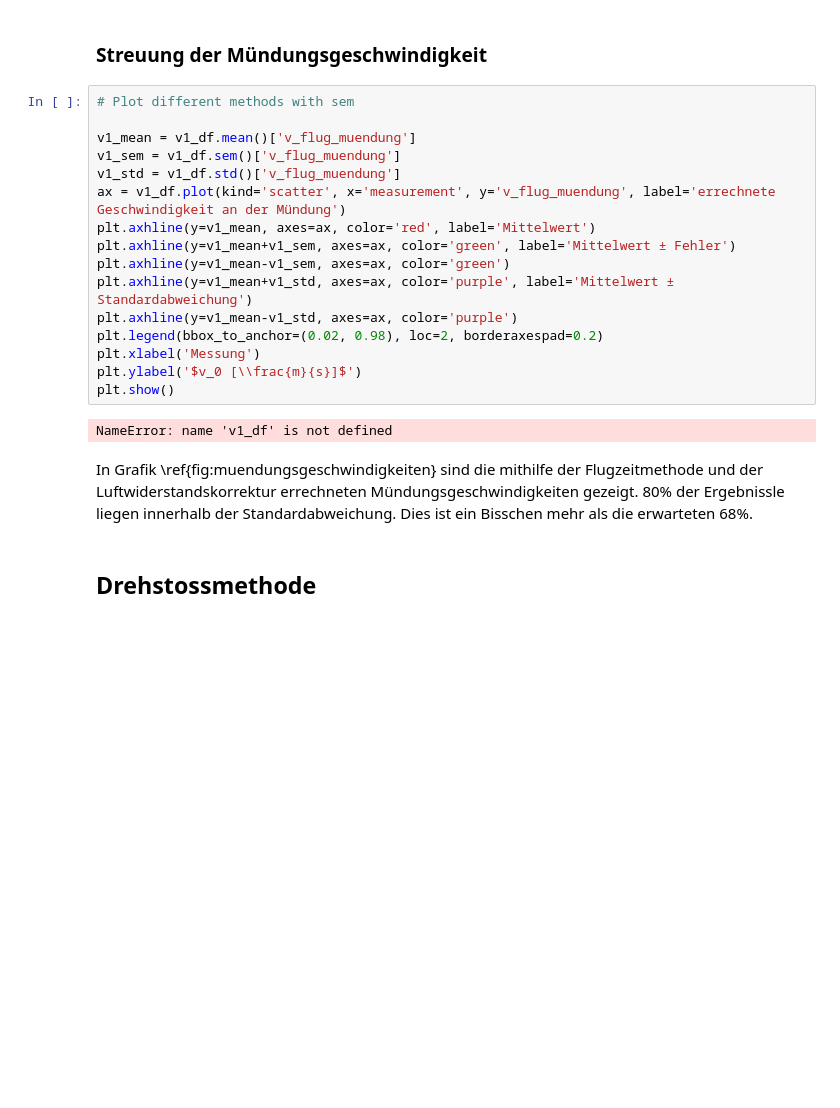
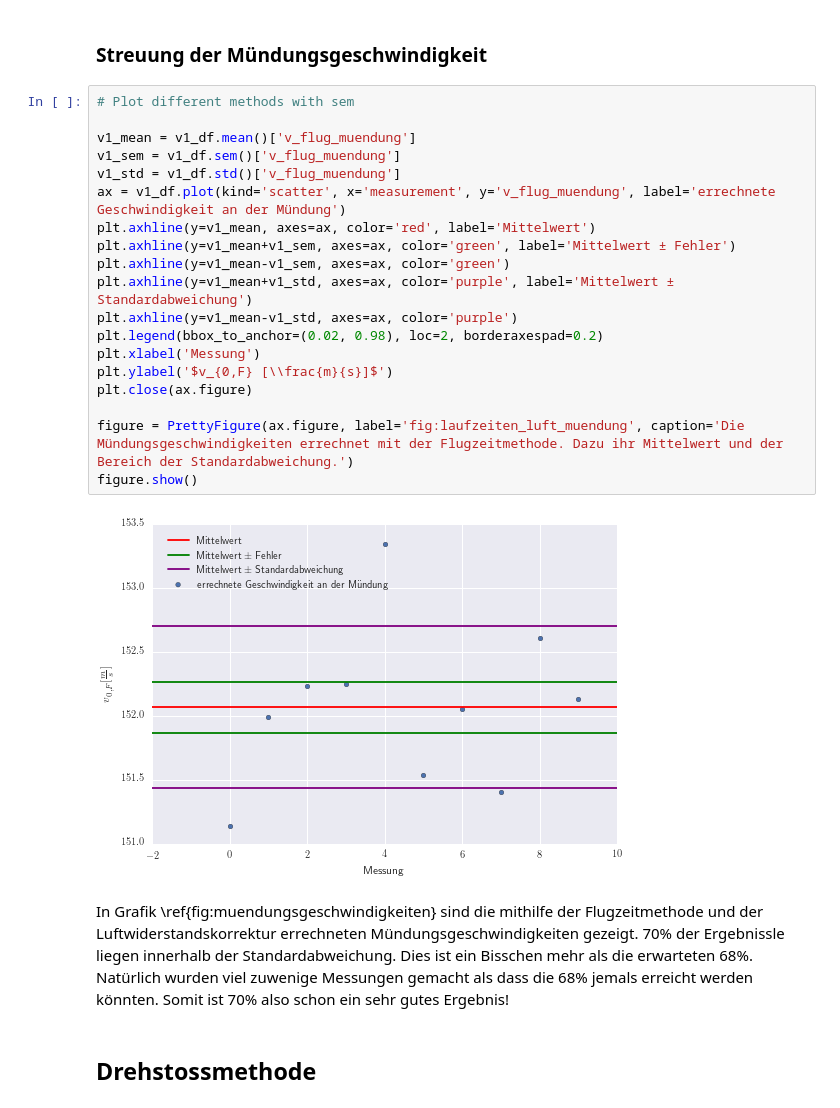
Before and after one commit to Yatekii/glal3, a Jupyter notebook: versuch2/M1.ipynb, the cells around one changed output. Saved outputs shown, nothing was run; the diff lists cells and outputs as text; blank space fills up the shorter version.

```diff
--- a/versuch2/M1.ipynb
+++ b/versuch2/M1.ipynb
@@ -459,23 +415,26 @@ plt.show()
 # %%
 # Plot different methods with sem
 
 v1_mean = v1_df.mean()['v_flug_muendung']
 v1_sem = v1_df.sem()['v_flug_muendung']
 v1_std = v1_df.std()['v_flug_muendung']
 ax = v1_df.plot(kind='scatter', x='measurement', y='v_flug_muendung', label='errechnete Geschwindigkeit an der Mündung')
 plt.axhline(y=v1_mean, axes=ax, color='red', label='Mittelwert')
 plt.axhline(y=v1_mean+v1_sem, axes=ax, color='green', label='Mittelwert ± Fehler')
 plt.axhline(y=v1_mean-v1_sem, axes=ax, color='green')
 plt.axhline(y=v1_mean+v1_std, axes=ax, color='purple', label='Mittelwert ± Standardabweichung')
 plt.axhline(y=v1_mean-v1_std, axes=ax, color='purple')
 plt.legend(bbox_to_anchor=(0.02, 0.98), loc=2, borderaxespad=0.2)
 plt.xlabel('Messung')
-plt.ylabel('$v_0 [\\frac{m}{s}]$')
-plt.show()
+plt.ylabel('$v_{0,F} [\\frac{m}{s}]$')
+plt.close(ax.figure)
+
+figure = PrettyFigure(ax.figure, label='fig:laufzeiten_luft_muendung', caption='Die Mündungsgeschwindigkeiten errechnet mit der Flugzeitmethode. Dazu ihr Mittelwert und der Bereich der Standardabweichung.')
+figure.show()
 # %% [output]
-NameError: name 'v1_df' is not defined
+[figure, added]
 # %% [markdown]
-In Grafik \ref{fig:muendungsgeschwindigkeiten} sind die mithilfe der Flugzeitmethode und der Luftwiderstandskorrektur errechneten Mündungsgeschwindigkeiten gezeigt. 80% der Ergebnissle liegen innerhalb der Standardabweichung. Dies ist ein Bisschen mehr als die erwarteten 68%.
+In Grafik \ref{fig:muendungsgeschwindigkeiten} sind die mithilfe der Flugzeitmethode und der Luftwiderstandskorrektur errechneten Mündungsgeschwindigkeiten gezeigt. 70% der Ergebnissle liegen innerhalb der Standardabweichung. Dies ist ein Bisschen mehr als die erwarteten 68%. Natürlich wurden viel zuwenige Messungen gemacht als dass die 68% jemals erreicht werden könnten. Somit ist 70% also schon ein sehr gutes Ergebnis!
 # %% [markdown]
 ## Drehstossmethode
 # %%
```
Also changed, not shown: parts of 12 cells of this notebook, 15 other files.
